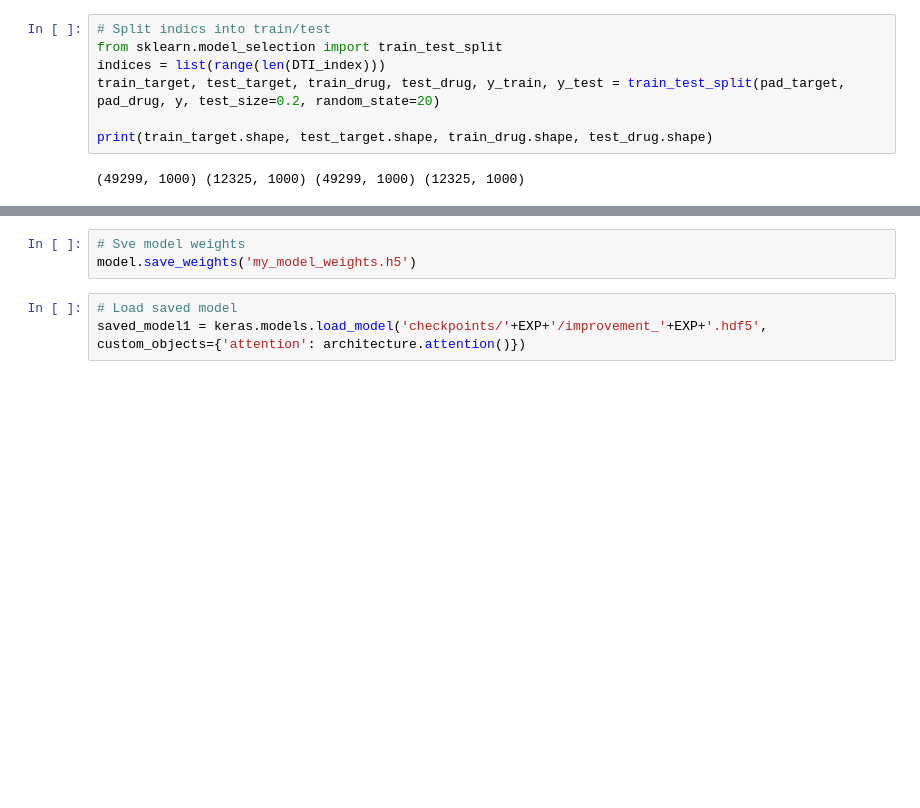
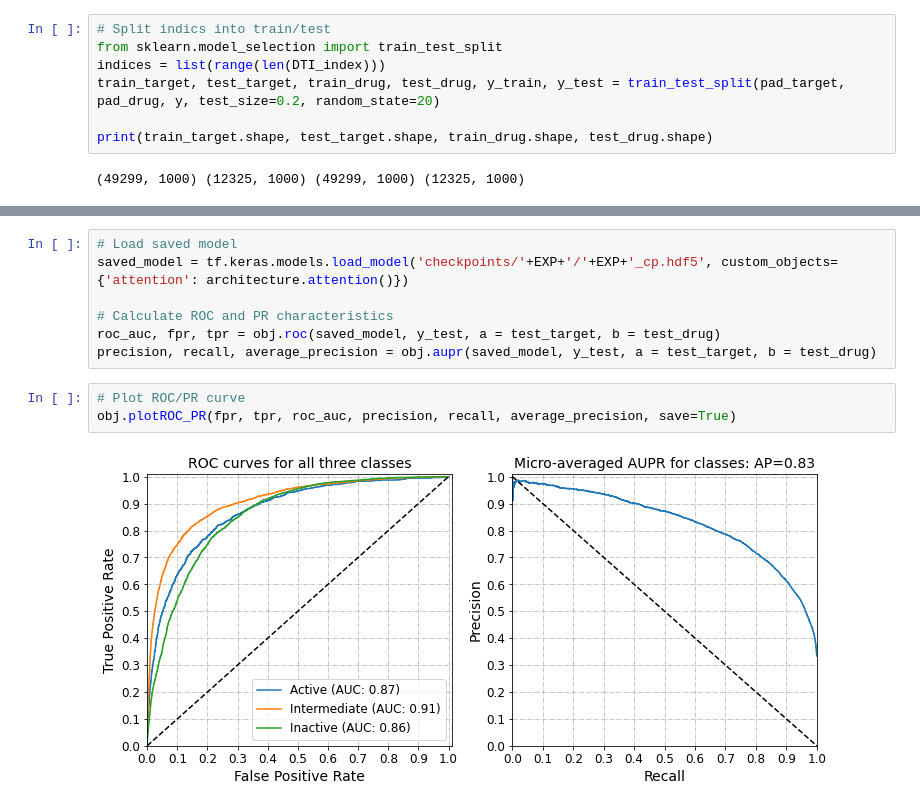
Before and after one commit to TeamSundar/dNNDR, a Jupyter notebook: CD100T10.ipynb, the cells around one changed output, grey strips where cells are left out. Cells and saved outputs as stored; diff of their text form; blank space fills up the shorter version.

```diff
--- a/CD100T10.ipynb
+++ b/CD100T10.ipynb
@@ -146,6 +180,12 @@ obj.plotTrainingPerf(history, save=False)
-# %%
-# Sve model weights
-model.save_weights('my_model_weights.h5')
 # %%
 # Load saved model
-saved_model1 = keras.models.load_model('checkpoints/'+EXP+'/improvement_'+EXP+'.hdf5', custom_objects={'attention': architecture.attention()})
+saved_model = tf.keras.models.load_model('checkpoints/'+EXP+'/'+EXP+'_cp.hdf5', custom_objects={'attention': architecture.attention()})
+
+# Calculate ROC and PR characteristics
+roc_auc, fpr, tpr = obj.roc(saved_model, y_test, a = test_target, b = test_drug)
+precision, recall, average_precision = obj.aupr(saved_model, y_test, a = test_target, b = test_drug)
+# %%
+# Plot ROC/PR curve
+obj.plotROC_PR(fpr, tpr, roc_auc, precision, recall, average_precision, save=True)
+# %% [output]
+[figure, added]
```
Also changed, not shown: parts of 17 cells of this notebook.
